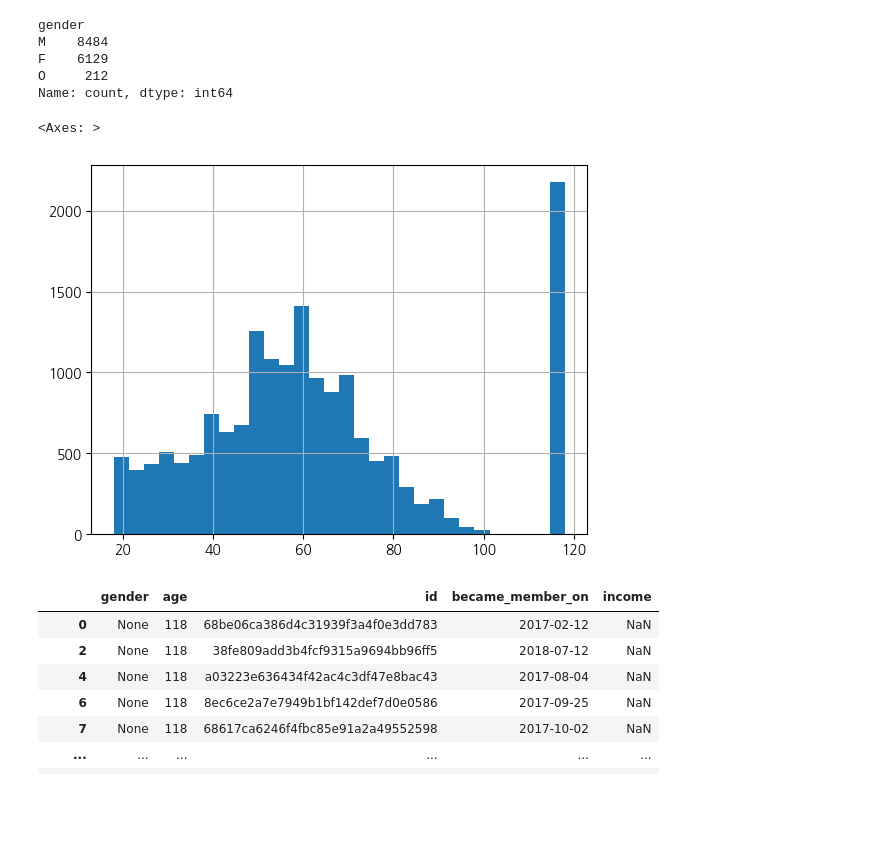
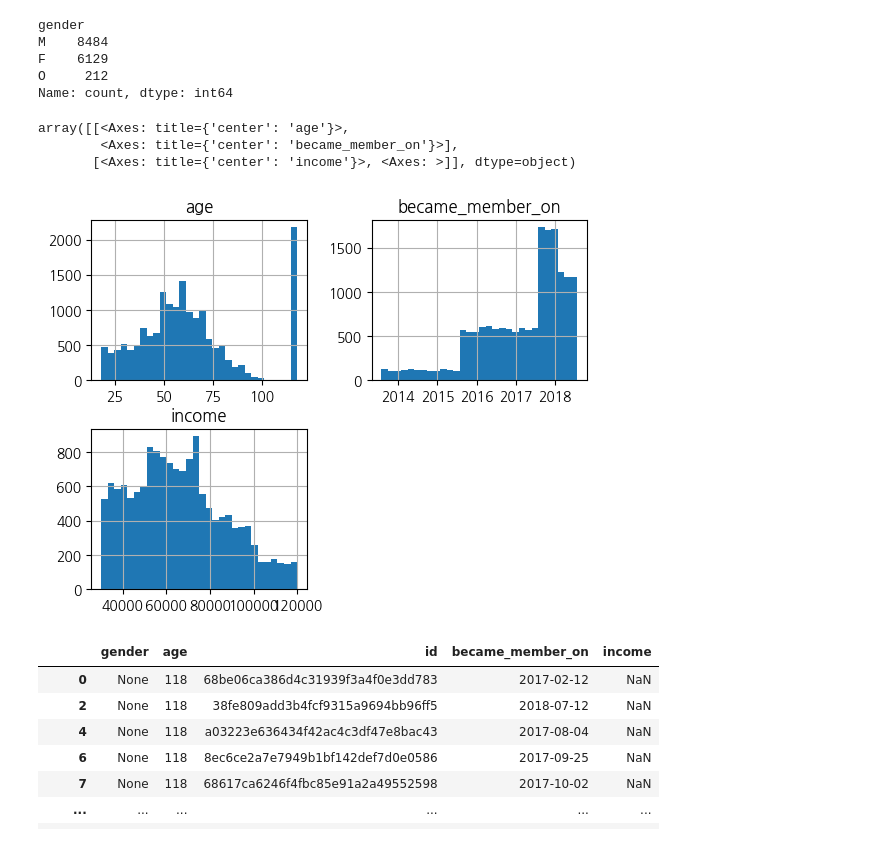
Before and after one commit to S-HNJN/Aiffel, a Jupyter notebook: starbucks/starbucks.ipynb, the cells around one changed output. Cells and saved outputs as stored; diff of their text form; code cells hidden in the pictures; blank space fills up the shorter version.

```diff
--- a/starbucks/starbucks.ipynb
+++ b/starbucks/starbucks.ipynb
@@ -122,10 +144,13 @@ Name: count, dtype: int64
 # %%
 profile['became_member_on'] = pd.to_datetime(profile['became_member_on'], format='%Y%m%d')
 # %%
-profile['age'].hist(bins=30)
+profile.hist(bins=30)
+# age 110 이상은 이상치로 간주
 # %% [output]
-<Axes: >
+array([[<Axes: title={'center': 'age'}>,
+        <Axes: title={'center': 'became_member_on'}>],
+       [<Axes: title={'center': 'income'}>, <Axes: >]], dtype=object)
-[figure, old version]
+[figure, new version]
 # %%
 profile[profile['age']>110]
 # age 이상치가 gender, income의 결측치와 겹치는 것을 확인
```
Also changed, not shown: parts of 30 cells of this notebook.
